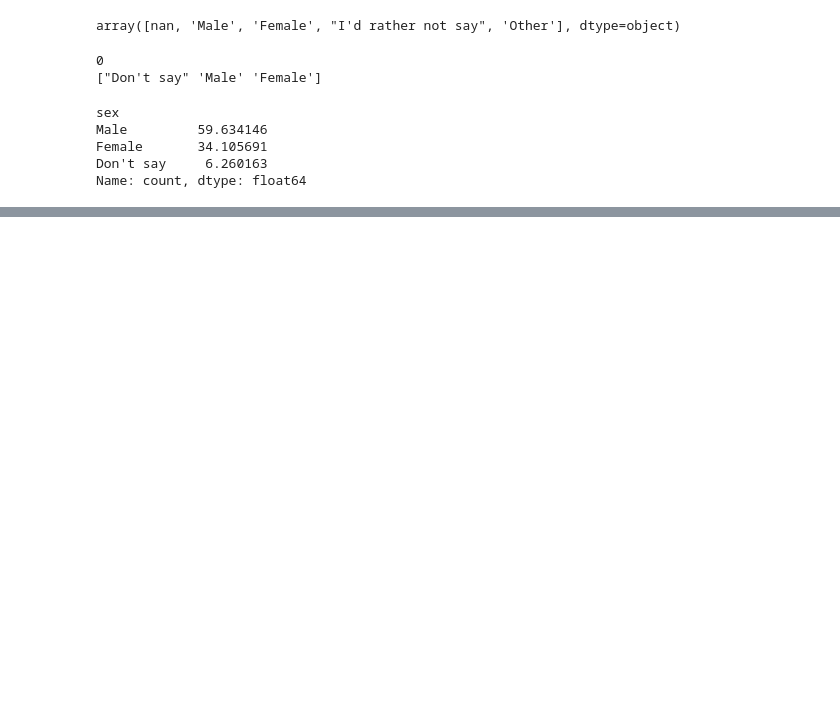
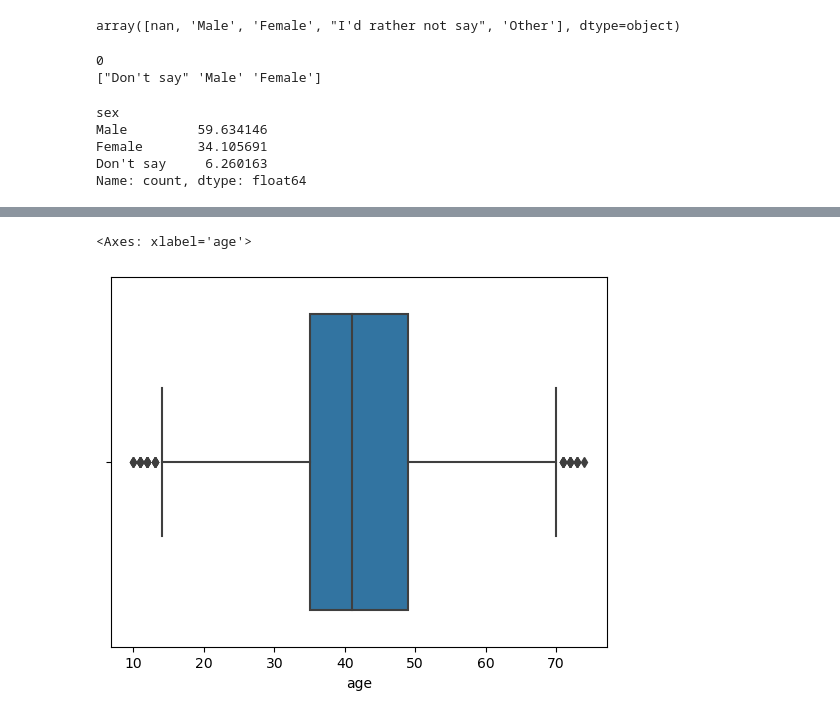
Before and after one commit to kridsadee/P1_Data_Cleansing, a Jupyter notebook: p1_cleaning_data.ipynb, the cells around one changed output, grey strips where cells are left out. Cells and saved outputs as stored; diff of their text form; code cells hidden in the pictures; blank space fills up the shorter version.

```diff
--- a/p1_cleaning_data.ipynb
+++ b/p1_cleaning_data.ipynb
@@ -107,0 +147,7 @@ Name: count, dtype: float64
+# %%
+q1 = data['age'].quantile(0.25)
+q3 = data['age'].quantile(0.75)
+iqr = q3 - q1
+lower_bound = q1 - (1.5 * iqr)
+upper_bound = q3 + (1.5 * iqr)
+data['age'] = data['age'].apply(lambda x: np.nan if x < lower_bound or x > upper_bound else x)
@@ -107,0 +166,5 @@ Name: count, dtype: float64
+# %%
+sns.boxplot(x=data['age'])
+# %% [output]
+<Axes: xlabel='age'>
+[figure, added]
```
Also changed, not shown: parts of 13 cells of this notebook, 1 other file.
